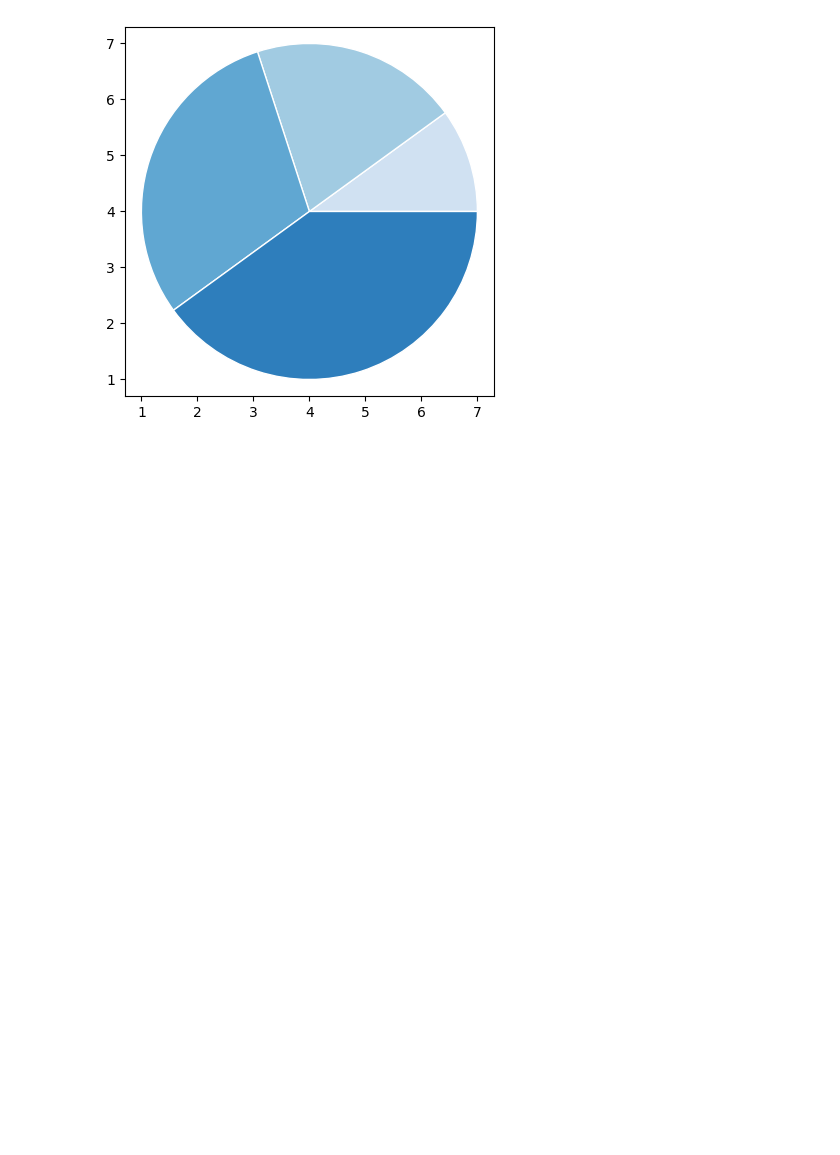
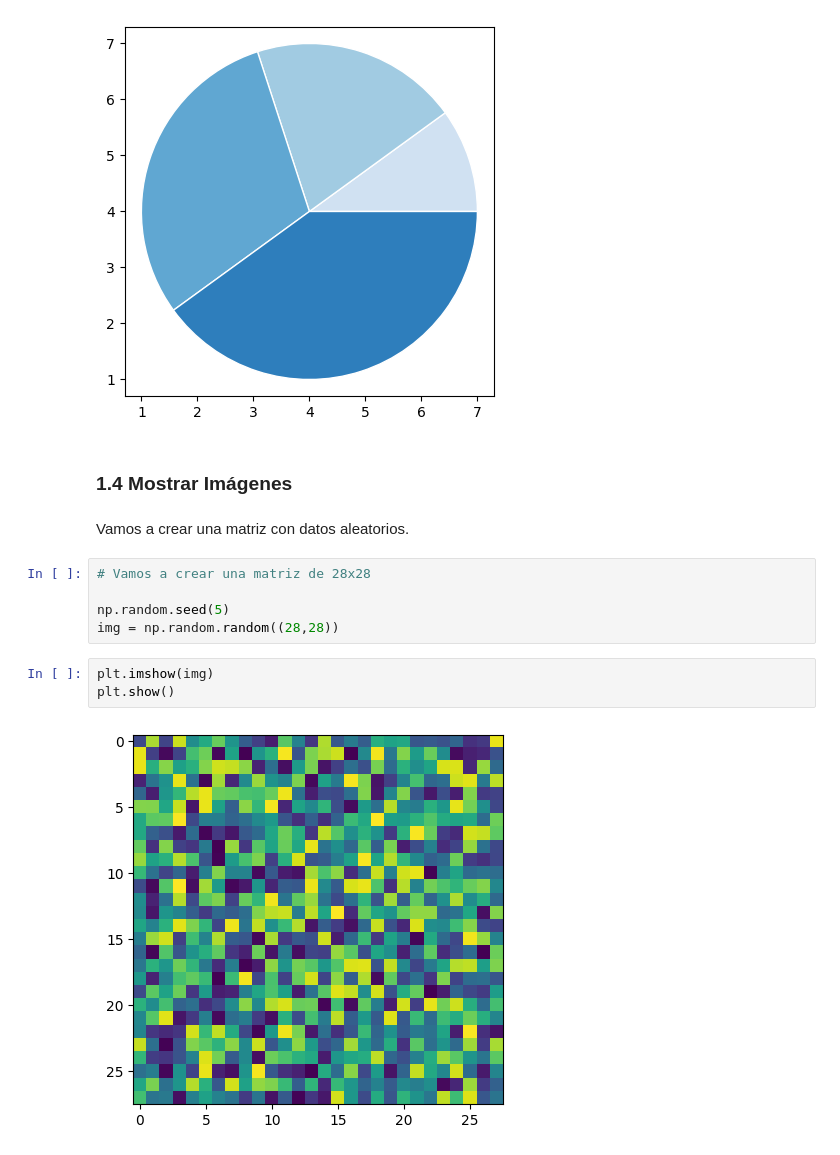
Before and after one commit to GbrlOl/programacion-2, a Jupyter notebook: clases/clase_7_matplotlib.ipynb, the cells around one changed output. Drawn from its saved outputs; the diff is of its cells as text; blank space fills up the shorter version.

```diff
--- a/clases/clase_7_matplotlib.ipynb
+++ b/clases/clase_7_matplotlib.ipynb
@@ -177,3 +179,17 @@ plt.pie(x, colors=colors, radius=3, center=(4, 4),
 plt.show()
 # %% [output]
 [figure]
+# %% [markdown]
+### **1.4 Mostrar Imágenes**
+# %% [markdown]
+Vamos a crear una matriz con datos aleatorios.
+# %%
+# Vamos a crear una matriz de 28x28
+
+np.random.seed(5)
+img = np.random.random((28,28))
+# %%
+plt.imshow(img)
+plt.show()
+# %% [output]
+[figure, added]
```
Also changed, not shown: parts of 16 cells of this notebook.
